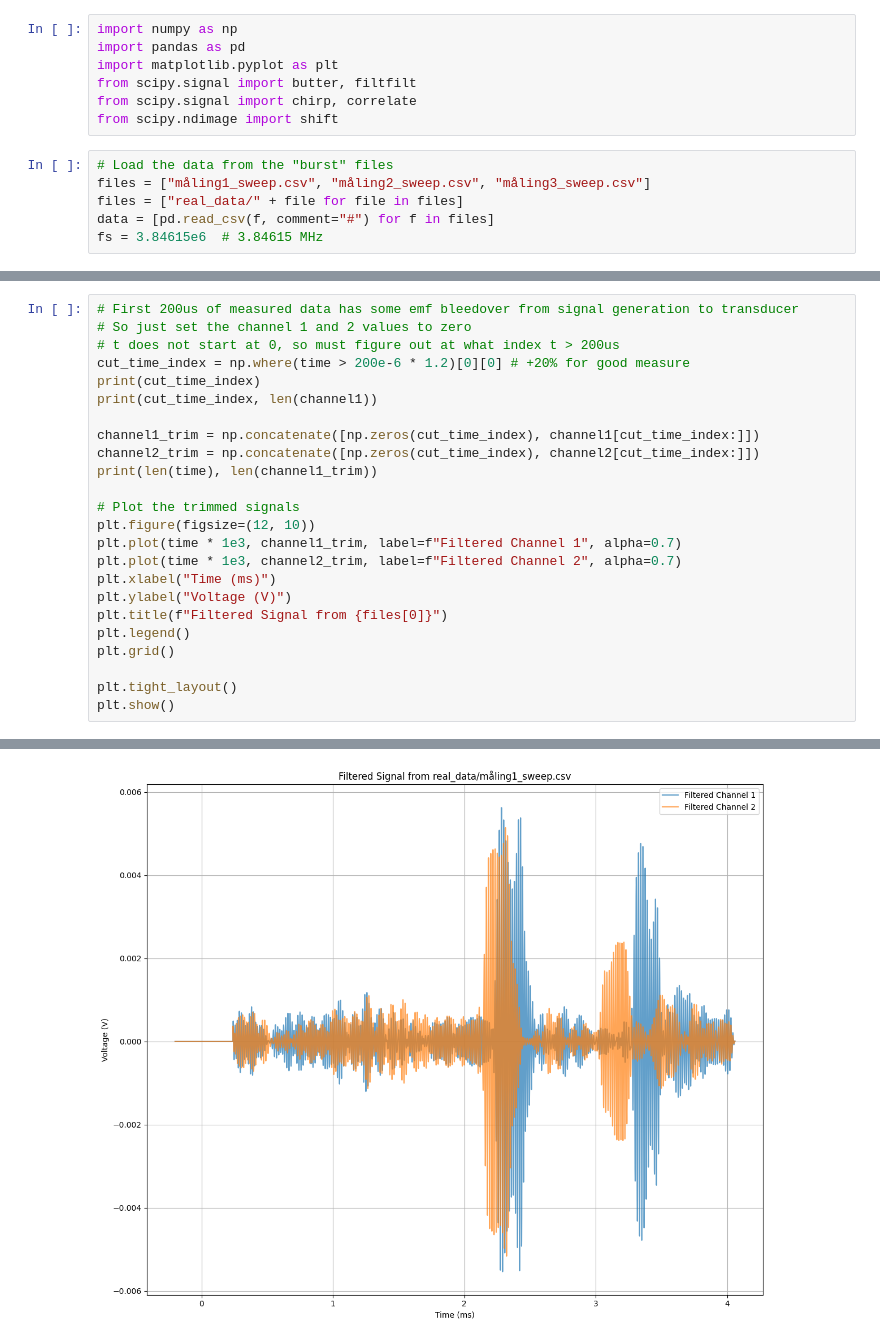
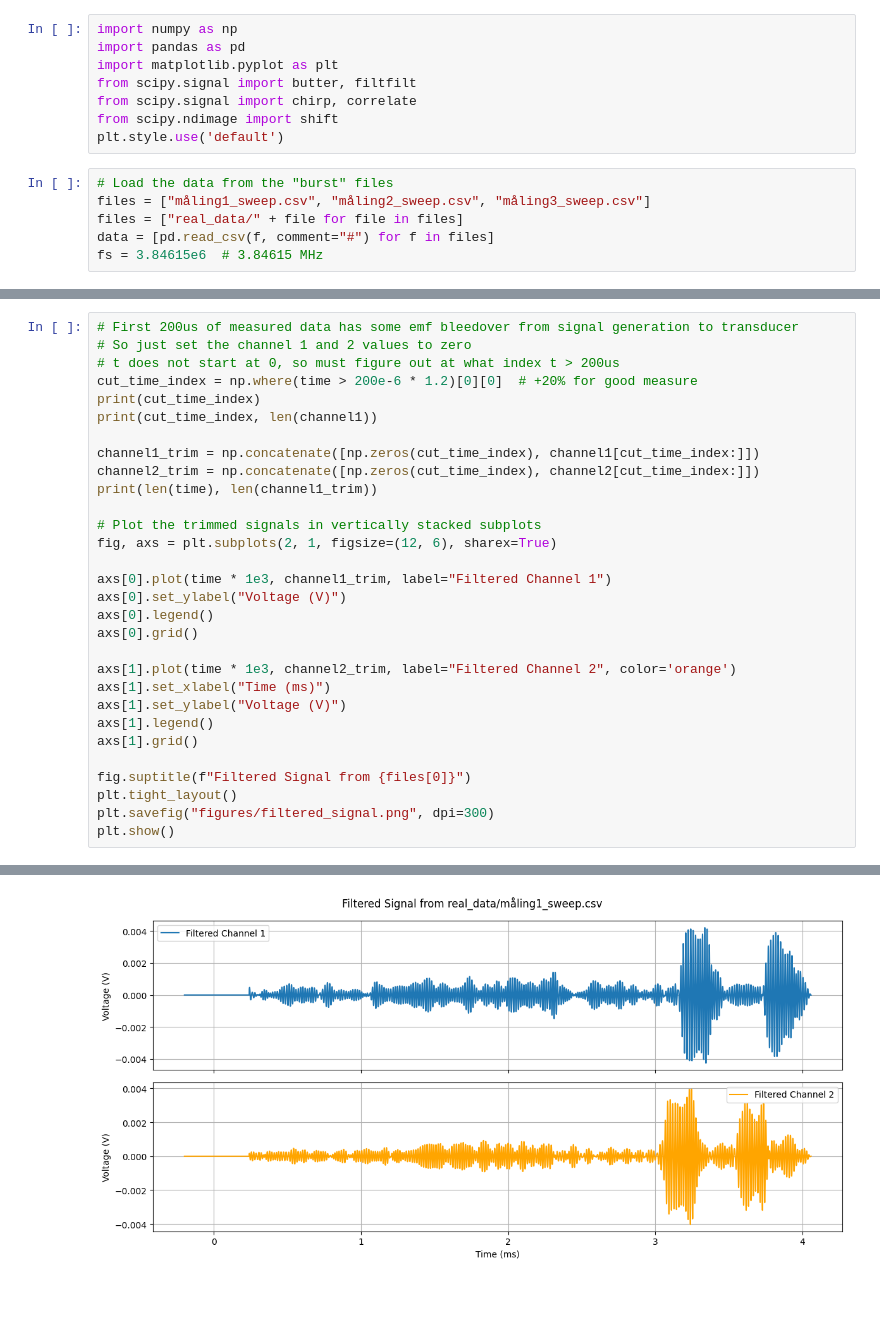
Before and after one commit to SeaGuardian-ELSYS-GK-2/HydrophoneSim, a Jupyter notebook: data_analysis.ipynb, the cells around one changed output, grey strips where cells are left out. Drawn from its saved outputs; the diff is of its cells as text; blank space fills up the shorter version.

```diff
--- a/data_analysis.ipynb
+++ b/data_analysis.ipynb
@@ -5,6 +5,7 @@ import matplotlib.pyplot as plt
 from scipy.signal import butter, filtfilt
 from scipy.signal import chirp, correlate
 from scipy.ndimage import shift
+plt.style.use('default')
 # %%
 # Load the data from the "burst" files
 files = ["måling1_sweep.csv", "måling2_sweep.csv", "måling3_sweep.csv"]
@@ -80,30 +81,36 @@ plt.show()
 # %%
 # First 200us of measured data has some emf bleedover from signal generation to transducer
 # So just set the channel 1 and 2 values to zero
 # t does not start at 0, so must figure out at what index t > 200us
-cut_time_index = np.where(time > 200e-6 * 1.2)[0][0] # +20% for good measure
+cut_time_index = np.where(time > 200e-6 * 1.2)[0][0]  # +20% for good measure
 print(cut_time_index)
 print(cut_time_index, len(channel1))
 
 channel1_trim = np.concatenate([np.zeros(cut_time_index), channel1[cut_time_index:]])
 channel2_trim = np.concatenate([np.zeros(cut_time_index), channel2[cut_time_index:]])
 print(len(time), len(channel1_trim))
 
-# Plot the trimmed signals
-plt.figure(figsize=(12, 10))
-plt.plot(time * 1e3, channel1_trim, label=f"Filtered Channel 1", alpha=0.7)
-plt.plot(time * 1e3, channel2_trim, label=f"Filtered Channel 2", alpha=0.7)
-plt.xlabel("Time (ms)")
-plt.ylabel("Voltage (V)")
-plt.title(f"Filtered Signal from {files[0]}")
-plt.legend()
-plt.grid()
+# Plot the trimmed signals in vertically stacked subplots
+fig, axs = plt.subplots(2, 1, figsize=(12, 6), sharex=True)
 
+axs[0].plot(time * 1e3, channel1_trim, label="Filtered Channel 1")
+axs[0].set_ylabel("Voltage (V)")
+axs[0].legend()
+axs[0].grid()
+
+axs[1].plot(time * 1e3, channel2_trim, label="Filtered Channel 2", color='orange')
+axs[1].set_xlabel("Time (ms)")
+axs[1].set_ylabel("Voltage (V)")
+axs[1].legend()
+axs[1].grid()
+
+fig.suptitle(f"Filtered Signal from {files[0]}")
 plt.tight_layout()
+plt.savefig("figures/filtered_signal.png", dpi=300)
 plt.show()
 # %% [output]
 1694
 1694 16384
 16384 16384
-[figure, old version]
+[figure, new version]
 # %%
```
Also changed, not shown: parts of 8 cells of this notebook, 6 other files.
